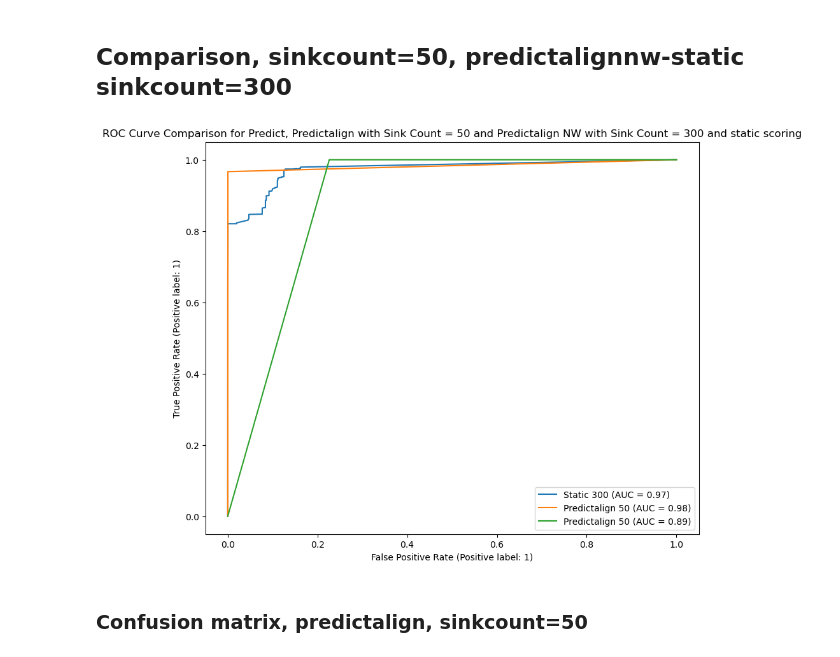
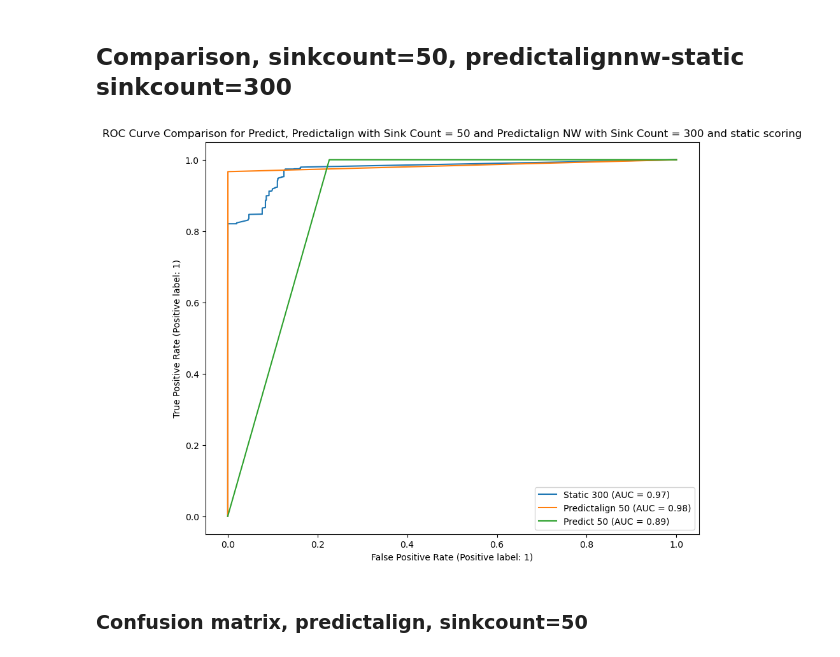
Before and after one commit to Mirijam1/NW-sequence-alignment, a Jupyter notebook: compare_predictalign_nw.ipynb, the cells around one changed output. Cells and saved outputs as stored; diff of their text form; code cells hidden in the pictures.

```diff
--- a/compare_predictalign_nw.ipynb
+++ b/compare_predictalign_nw.ipynb
@@ -519,19 +519,19 @@ plt.show()
 # %%
 # Plot all ROC curves in one plot
 plt.figure(figsize=(10, 8))
 
 RocCurveDisplay.from_predictions(y_label_static300, y_pred_static300, name='Static 300',ax=plt.gca())
 RocCurveDisplay.from_predictions(y_label_50, y_pred_50, name='Predictalign 50',ax=plt.gca())
-RocCurveDisplay.from_predictions(y_label_50_1, y_pred_50_1, name='Predictalign 50',ax=plt.gca())
+RocCurveDisplay.from_predictions(y_label_50_1, y_pred_50_1, name='Predict 50',ax=plt.gca())
 
 # Add title and legend
 plt.title("ROC Curve Comparison for Predict, Predictalign with Sink Count = 50 and Predictalign NW with Sink Count = 300 and static scoring")
 plt.legend(loc="lower right")
 
 # Show plot
 plt.show()
 # %% [output]
-[figure, old version]
+[figure, new version]
 # %% [markdown]
 ### Confusion matrix, predictalign, sinkcount=50
 # %%
```
Also changed, not shown: parts of 5 cells of this notebook, 7 other files.
